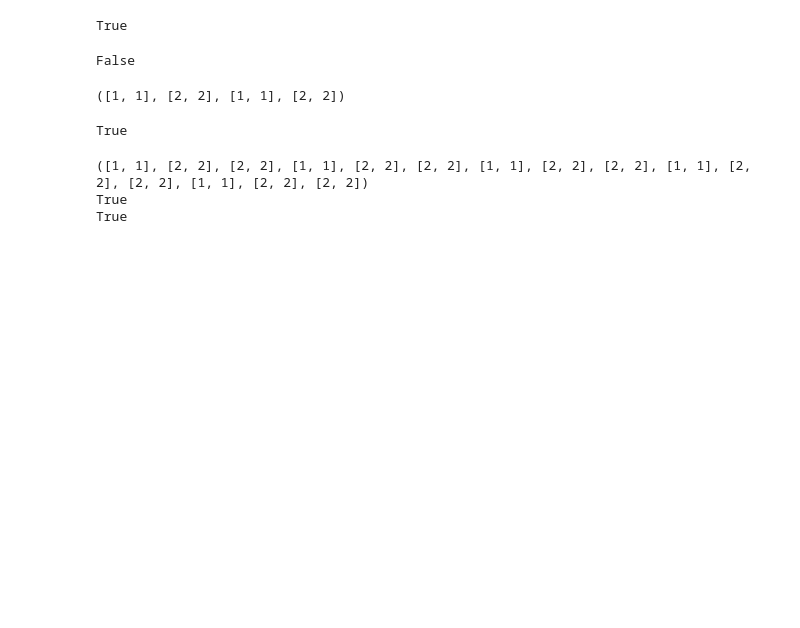
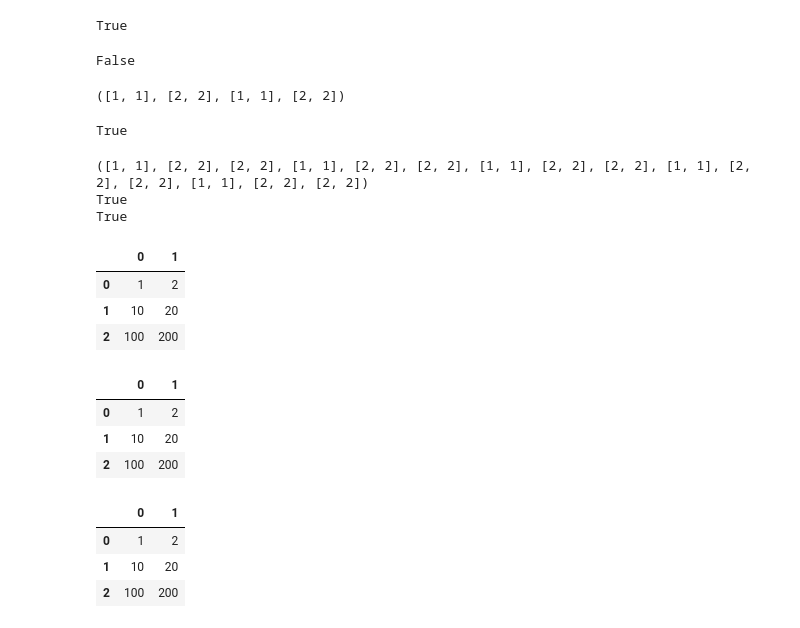
Before and after one commit to chan-prk/pydata-book, a Jupyter notebook: chan_folder/scratchpad.ipynb, the cells around one changed output. Drawn from its saved outputs; the diff is of its cells as text; code cells hidden in the pictures; blank space fills up the shorter version.

```diff
--- a/chan_folder/scratchpad.ipynb
+++ b/chan_folder/scratchpad.ipynb
@@ -28,3 +28,27 @@ print(y[10] is x[1]) #10 = 1 mod 3
 ([1, 1], [2, 2], [2, 2], [1, 1], [2, 2], [2, 2], [1, 1], [2, 2], [2, 2], [1, 1], [2, 2], [2, 2], [1, 1], [2, 2], [2, 2])
 True
 True
+# %%
+import numpy as np
+import pandas as pd
+
+pd.DataFrame([[1, 2], [10, 20], [100, 200]])
+# %% [output]
+|  | 0 | 1 |
+| 0 | 1 | 2 |
+| 1 | 10 | 20 |
+| 2 | 100 | 200 |
+# %%
+pd.DataFrame(zip([1, 10, 100], [2, 20, 200]))
+# %% [output]
+|  | 0 | 1 |
+| 0 | 1 | 2 |
+| 1 | 10 | 20 |
+| 2 | 100 | 200 |
+# %%
+pd.DataFrame(np.array([[1, 2], [10, 20], [100, 200]]))
+# %% [output]
+|  | 0 | 1 |
+| 0 | 1 | 2 |
+| 1 | 10 | 20 |
+| 2 | 100 | 200 |
```
Also changed, not shown: 3 other files.
